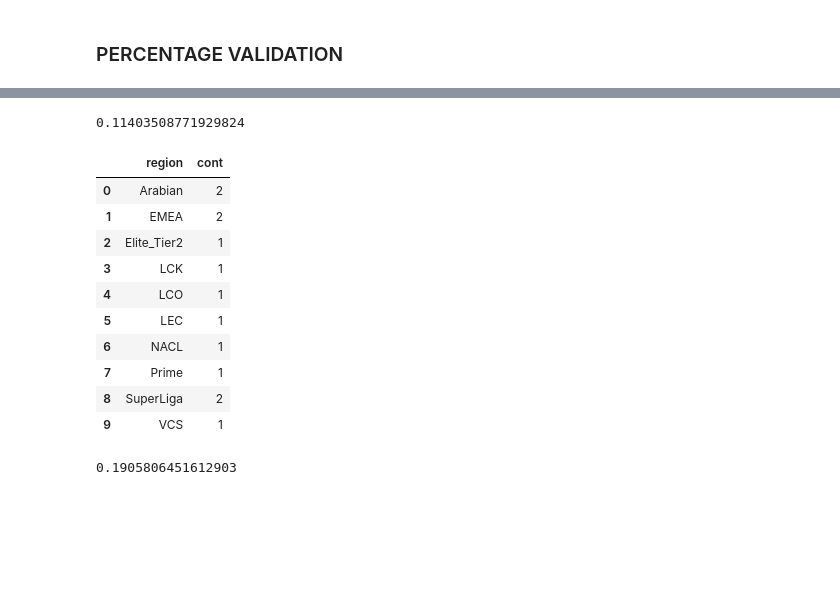
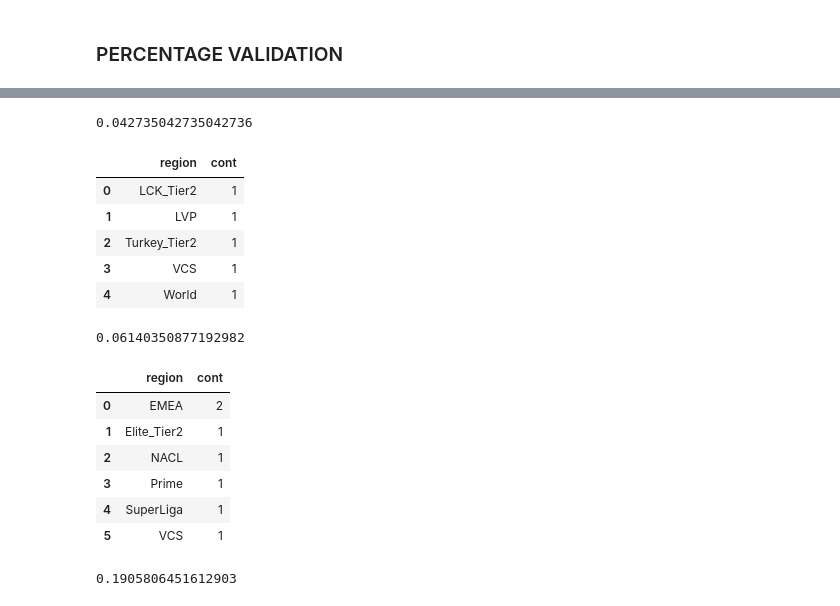
Before and after one commit to giuliano0s/league-bets-public, a Jupyter notebook: Predictor_Logistic.ipynb, the cells around one changed output, grey strips where cells are left out. Saved outputs shown, nothing was run; the diff lists cells and outputs as text; code cells hidden in the pictures; blank space fills up the shorter version.

```diff
--- a/Predictor_Logistic.ipynb
+++ b/Predictor_Logistic.ipynb
@@ -308,21 +347,30 @@ len: 63
+# %%
+bad_diffs = perc_val_result_df[perc_val_result_df['diff']<-0.1]
+print(len(bad_diffs)/len(perc_val_result_df))
+bad_diffs['cont'] = 1
+bad_diffs.groupby(by='region',as_index=False)['cont'].sum()
+# %% [output]
+0.042735042735042736
+|  | region | cont |
+| 0 | LCK_Tier2 | 1 |
+| 1 | LVP | 1 |
+| 2 | Turkey_Tier2 | 1 |
+| 3 | VCS | 1 |
+| 4 | World | 1 |
 # %%
-bad_diffs = perc_val_result_df[perc_val_result_df['diff']<-0.06]
+bad_diffs = perc_val_result_df[perc_val_result_df['diff']<-0.1]
 print(len(bad_diffs)/len(perc_val_result_df))
 bad_diffs['cont'] = 1
 bad_diffs.groupby(by='region',as_index=False)['cont'].sum()
 # %% [output]
-0.11403508771929824
+0.06140350877192982
 |  | region | cont |
-| 0 | Arabian | 2 |
-| 1 | EMEA | 2 |
-| 2 | Elite_Tier2 | 1 |
-| 3 | LCK | 1 |
-| 4 | LCO | 1 |
-| 5 | LEC | 1 |
-| 6 | NACL | 1 |
-| 7 | Prime | 1 |
-| 8 | SuperLiga | 2 |
-| 9 | VCS | 1 |
+| 0 | EMEA | 2 |
+| 1 | Elite_Tier2 | 1 |
+| 2 | NACL | 1 |
+| 3 | Prime | 1 |
+| 4 | SuperLiga | 1 |
+| 5 | VCS | 1 |
 # %%
 print(np.mean(regions_stats['error']))
 regions_stats
```
Also changed, not shown: parts of 3 cells of this notebook, 6 other files.
